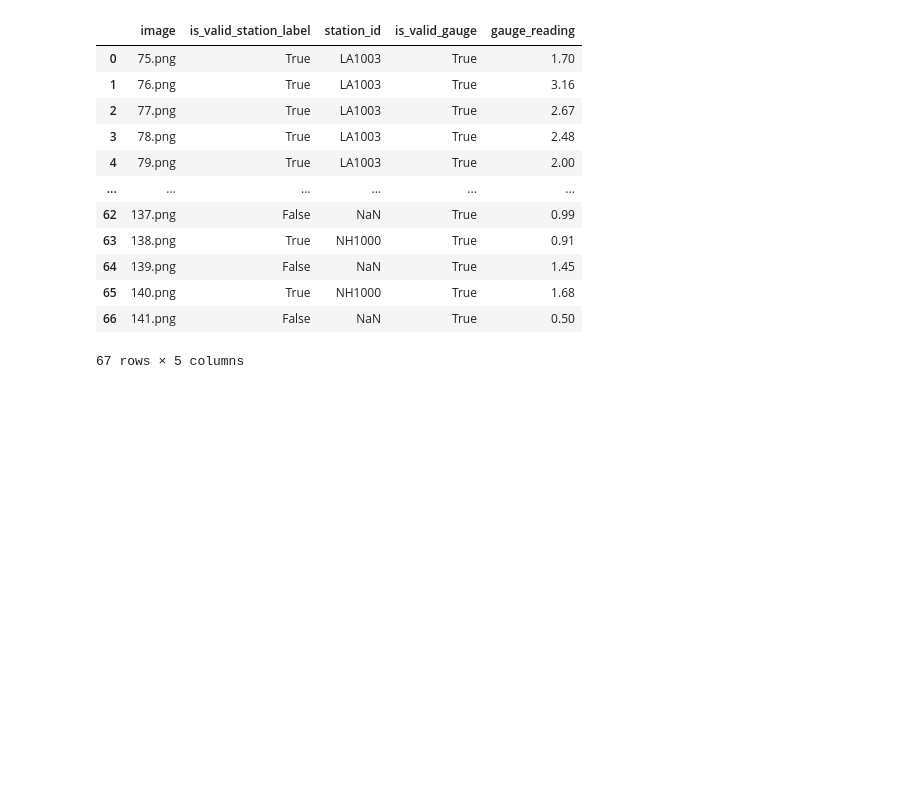
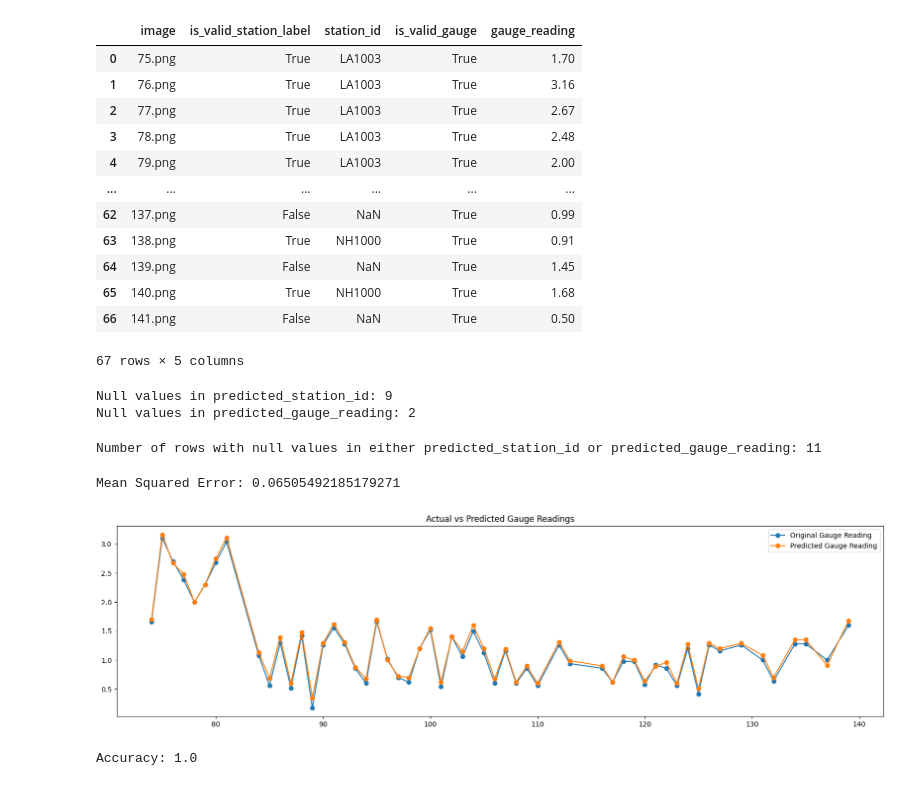
Before and after one commit to cslowry/CrowdHydrology, a Jupyter notebook: model/evaluation/evalutaion.ipynb, the cells around one changed output. Cells and saved outputs as stored; diff of their text form; code cells hidden in the pictures; blank space fills up the shorter version.

Commit message:
Added evaluation graphs.

```diff
--- a/model/evaluation/evalutaion.ipynb
+++ b/model/evaluation/evalutaion.ipynb
@@ -295,3 +300,54 @@ prediction_readings
 | 65 | 140.png | True | NH1000 | True | 1.68 |
 | 66 | 141.png | False | NaN | True | 0.50 |
 67 rows × 5 columns
+# %%
+df = original[["Image Name", "Water Level", "Gauge ID"]].copy()
+df["predicted_station_id"] = prediction_readings["station_id"].to_numpy()
+df["predicted_gauge_reading"] = prediction_readings["gauge_reading"].to_numpy()
+# %%
+# null count
+print("Null values in predicted_station_id:", df["predicted_station_id"].isnull().sum())
+print("Null values in predicted_gauge_reading:", df["predicted_gauge_reading"].isnull().sum())
+# %% [output]
+Null values in predicted_station_id: 9
+Null values in predicted_gauge_reading: 2
+# %%
+# count rows where either of predicted_station_id or predicted_gauge_reading is null
+null_count = df[(df["predicted_station_id"].isnull()) | (df["predicted_gauge_reading"].isnull())].shape[0]
+print(f"Number of rows with null values in either predicted_station_id or predicted_gauge_reading: {null_count}")
+# %% [output]
+Number of rows with null values in either predicted_station_id or predicted_gauge_reading: 11
+# %%
+from sklearn.metrics import root_mean_squared_error
+df.dropna(subset=["predicted_station_id", "predicted_gauge_reading"], inplace=True)
+rmse = root_mean_squared_error(df["Water Level"], df["predicted_gauge_reading"])
+print(f"Mean Squared Error: {rmse}")
+# %% [output]
+Mean Squared Error: 0.06505492185179271
+# %%
+# drop negative gauge readings;
+# df = df[df["predicted_gauge_reading"] >= 0]
+plt.figure(figsize=(20, 5))
+plt.plot(df["Water Level"], marker='o', label='Original Gauge Reading')
+plt.plot(df["predicted_gauge_reading"], marker='o', label="Predicted Gauge Reading")
+
+# plt.xticks(range(0, len(original), 5), rotation=45)
+plt.legend()
+plt.title("Actual vs Predicted Gauge Readings")
+plt.show()
+# %% [output]
+[figure, added]
+# %%
+from sklearn.metrics import accuracy_score, classification_report, confusion_matrix
+
+# drop na values
+df = df.dropna(subset=["predicted_station_id"])
+# df["predicted_station_id"] = df["predicted_station_id"].astype(int)
+# df["Station ID"] = df["Station ID"].astype(int)
+# df.head()
+accuracy = accuracy_score(df["Gauge ID"], df["predicted_station_id"])
+print(f"Accuracy: {accuracy}")
+
+# print(classification_report(df["Station ID"], df["predicted_station_id"]))
+# %% [output]
+Accuracy: 1.0
```
Also changed, not shown: parts of 2 cells of this notebook.
